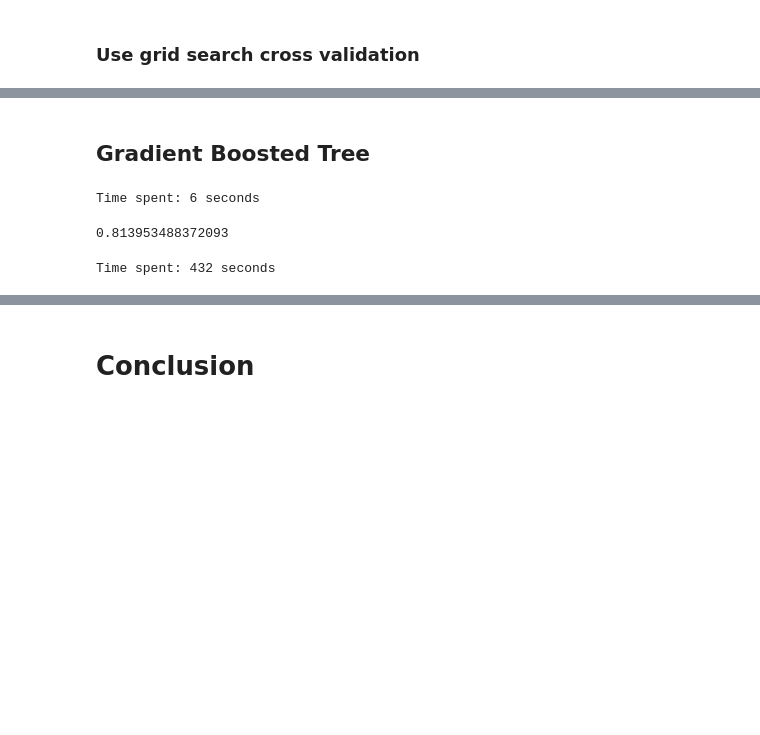
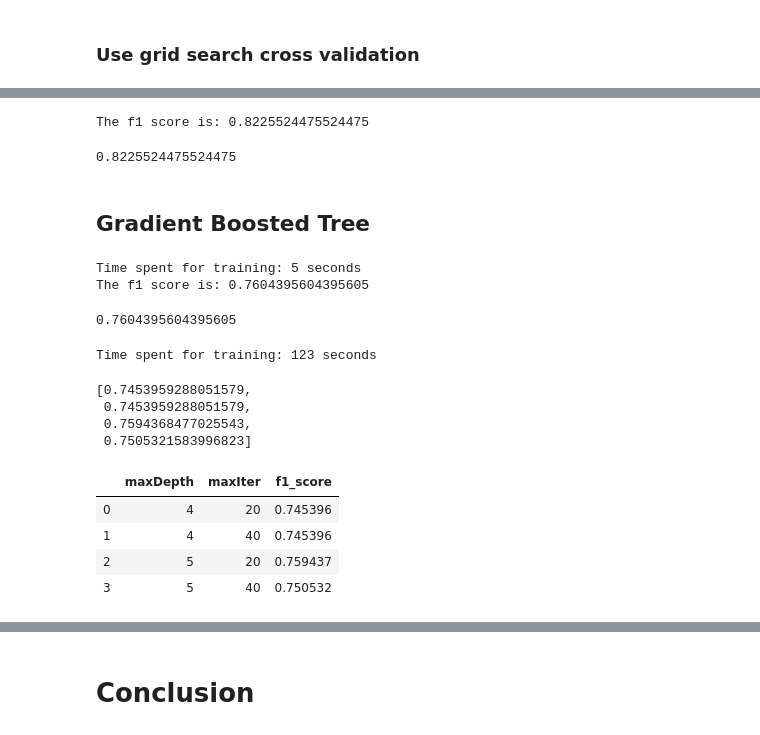
Before and after one commit to gj0706/customer_churn_prediction, a Jupyter notebook: Sparkify.ipynb, the cells around one changed output, grey strips where cells are left out. Drawn from its saved outputs; the diff is of its cells as text; code cells hidden in the pictures; blank space fills up the shorter version.

```diff
--- a/Sparkify.ipynb
+++ b/Sparkify.ipynb
@@ -861,3 +914,10 @@ rf_cv_score
+# %%
+# Predict and show f1 score
+cv_score_rf = predict_and_evaluate(test,cv_model_rf)
+cv_score_rf
+# %% [output]
+The f1 score is: 0.8225524475524475
+0.8225524475524475
 # %% [markdown]
 ## Gradient Boosted Tree
 # %%
@@ -865,17 +925,15 @@ gbt = GBTClassifier()
 pipeline_gbt = Pipeline(stages = [num_assembler, scaler, assembler, gbt])
 # %%
 # Train data without tuning: default parameters maxDepth=5, maxBins=32, maxIter=20, stepSize=0.1
+model_gbt = train_model(train,pipeline_gbt)
 
-start = time.time()
-model_gbt = pipeline_gbt.fit(train)
-end = time.time()
-print('Time spent: {} seconds'.format(round(end-start)))
-
-gbt_score = predict_and_evaluate(model_gbt,test)
-gbt_score
+# Predict and evaluate
+score_gbt = predict_and_evaluate(test,model_gbt)
+score_gbt
 # %% [output]
-Time spent: 6 seconds
+Time spent for training: 5 seconds
+The f1 score is: 0.7604395604395605
-0.813953488372093
+0.7604395604395605
 # %%
 # Gradient-boosted tree classifier grid search
 # Parameter combinations
@@ -891,11 +947,28 @@ cv_gbt = CrossValidator(estimator = pipeline_gbt,
                           estimatorParamMaps = paramGrid_gbt,
                           evaluator = MulticlassClassificationEvaluator(),
                           numFolds = 4)
-# %%
-# Train with best parameter
-start = time.time()
-cv_model_gbt = cv_gbt.fit(train)
-end = time.time()
-print('Time spent: {} seconds'.format(round(end-start)))
-# %% [output]
-Time spent: 432 seconds
+# %%
+# Train with best parameter
+cv_model_gbt = train_model(train,cv_gbt)
+# %% [output]
+Time spent for training: 123 seconds
+# %%
+cv_model_gbt.avgMetrics
+# %% [output]
+[0.7453959288051579,
+ 0.7453959288051579,
+ 0.7594368477025543,
+ 0.7505321583996823]
+# %%
+# Store grid search results in a dataframe
+scores_gbt = cv_model_gbt.avgMetrics
+params = [{p.name: v for p, v in m.items()} for m in cv_model_gbt.getEstimatorParamMaps()]
+params_pd = pd.DataFrame(params)
+params_pd['f1_score'] = scores_gbt
+params_pd
+# %% [output]
+|  | maxDepth | maxIter | f1_score |
+| 0 | 4 | 20 | 0.745396 |
+| 1 | 4 | 40 | 0.745396 |
+| 2 | 5 | 20 | 0.759437 |
+| 3 | 5 | 40 | 0.750532 |
```
Also changed, not shown: parts of 68 cells of this notebook.
